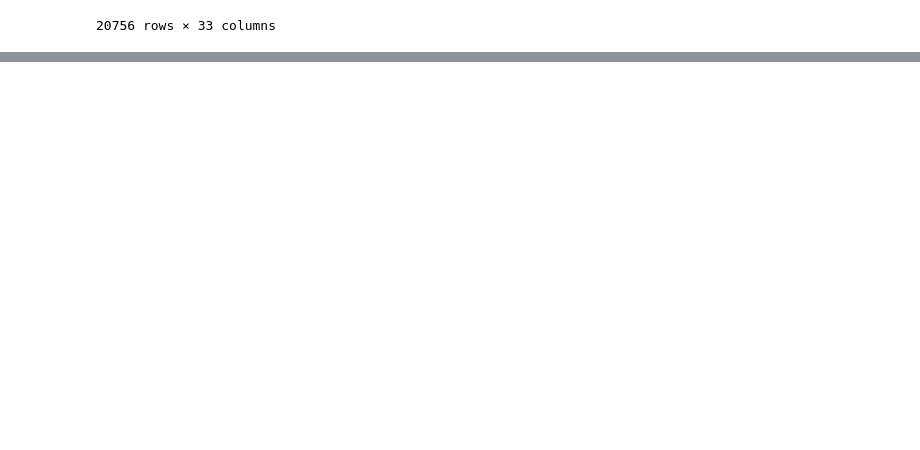
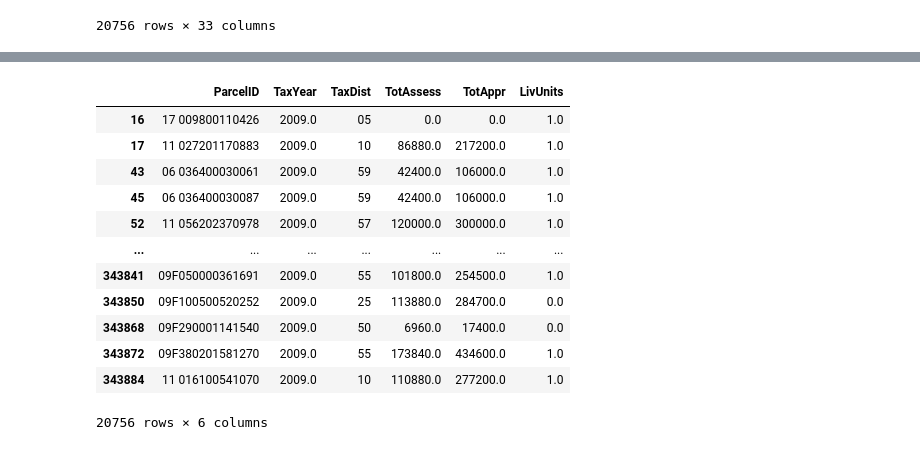
Before and after one commit to IsabelsRepo/IsabelsRepo, a Jupyter notebook: Data-Science/Atlanta-Property/AtlantaPropertyValue.ipynb, the cells around one changed output, grey strips where cells are left out. Saved outputs shown, nothing was run; the diff lists cells and outputs as text; code cells hidden in the pictures; blank space fills up the shorter version.

Commit message:
count sales per year, fix TaxYear dtype on import

```diff
--- a/Data-Science/Atlanta-Property/AtlantaPropertyValue.ipynb
+++ b/Data-Science/Atlanta-Property/AtlantaPropertyValue.ipynb
@@ -4,20 +4,22 @@ import numpy as np
 import matplotlib.pyplot as plt
 import folium
 # %%
-Parcels_09 = pd.read_csv(r'F:/GISdata/Atlanta/Tax_Parcels_2009.csv', sep=',', index_col='OBJECTID')
-Parcels_10 = pd.read_csv(r'F:/GISdata/Atlanta/Tax_Parcels_2010.csv', sep=',', index_col='OBJECTID', low_memory=False)
-Parcels_11 = pd.read_csv(r'F:/GISdata/Atlanta/Tax_Parcels_2011.csv', sep=',', index_col='OBJECTID', low_memory=False)
-Parcels_12 = pd.read_csv(r'F:/GISdata/Atlanta/Tax_Parcels_2012.csv', sep=',', index_col='OBJECTID', low_memory=False)
-Parcels_13 = pd.read_csv(r'F:/GISdata/Atlanta/Tax_Parcels_2013.csv', sep=',', index_col='OBJECTID', low_memory=False)
-Parcels_14 = pd.read_csv(r'F:/GISdata/Atlanta/Tax_Parcels_2014.csv', sep=',', index_col='OBJECTID', low_memory=False)
-Parcels_15 = pd.read_csv(r'F:/GISdata/Atlanta/Tax_Parcels_2015.csv', sep=',', index_col='OBJECTID', low_memory=False)
-Parcels_16 = pd.read_csv(r'F:/GISdata/Atlanta/Tax_Parcels_2016.csv', sep=',', index_col='OBJECTID', low_memory=False)
-Parcels_17 = pd.read_csv(r'F:/GISdata/Atlanta/Tax_Parcels_2017.csv', sep=',', index_col='OBJECTID', low_memory=False)
-Parcels_18 = pd.read_csv(r'F:/GISdata/Atlanta/Tax_Parcels_2018.csv', sep=',', index_col='OBJECTID', low_memory=False)
-Parcels_19 = pd.read_csv(r'F:/GISdata/Atlanta/Tax_Parcels_2019.csv', sep=',', index_col='OBJECTID', low_memory=False)
-Parcels_20 = pd.read_csv(r'F:/GISdata/Atlanta/Tax_Parcels_2020.csv', sep=',', index_col='OBJECTID', low_memory=False)
-Parcels_21 = pd.read_csv(r'F:/GISdata/Atlanta/Tax_Parcels_2021.csv', sep=',', index_col='OBJECTID', low_memory=False)
-Parcels_22 = pd.read_csv(r'F:/GISdata/Atlanta/Tax_Parcels_2022.csv', sep=',', index_col='OBJECTID', low_memory=False)
+col_types = {'Digest': 'int16'}
+Parcels_09 = pd.read_csv(r'F:/GISdata/Atlanta/Tax_Parcels_2009.csv', sep=',', index_col='OBJECTID', dtype=col_types, low_memory=False)
+Parcels_10 = pd.read_csv(r'F:/GISdata/Atlanta/Tax_Parcels_2010.csv', sep=',', index_col='OBJECTID', dtype=col_types, low_memory=False)
+col_types = {'TaxYear': 'int16'}
+Parcels_11 = pd.read_csv(r'F:/GISdata/Atlanta/Tax_Parcels_2011.csv', sep=',', index_col='OBJECTID', dtype=col_types, low_memory=False)
+Parcels_12 = pd.read_csv(r'F:/GISdata/Atlanta/Tax_Parcels_2012.csv', sep=',', index_col='OBJECTID', dtype=col_types, low_memory=False)
+Parcels_13 = pd.read_csv(r'F:/GISdata/Atlanta/Tax_Parcels_2013.csv', sep=',', index_col='OBJECTID', dtype=col_types, ow_memory=False)
+Parcels_14 = pd.read_csv(r'F:/GISdata/Atlanta/Tax_Parcels_2014.csv', sep=',', index_col='OBJECTID', dtype=col_types, low_memory=False)
+Parcels_15 = pd.read_csv(r'F:/GISdata/Atlanta/Tax_Parcels_2015.csv', sep=',', index_col='OBJECTID', dtype=col_types, low_memory=False)
+# Parcels_16 = pd.read_csv(r'F:/GISdata/Atlanta/Tax_Parcels_2016.csv', sep=',', index_col='OBJECTID', low_memory=False)
+# Parcels_17 = pd.read_csv(r'F:/GISdata/Atlanta/Tax_Parcels_2017.csv', sep=',', index_col='OBJECTID', low_memory=False)
+# Parcels_18 = pd.read_csv(r'F:/GISdata/Atlanta/Tax_Parcels_2018.csv', sep=',', index_col='OBJECTID', low_memory=False)
+# Parcels_19 = pd.read_csv(r'F:/GISdata/Atlanta/Tax_Parcels_2019.csv', sep=',', index_col='OBJECTID', low_memory=False)
+# Parcels_20 = pd.read_csv(r'F:/GISdata/Atlanta/Tax_Parcels_2020.csv', sep=',', index_col='OBJECTID', low_memory=False)
+# Parcels_21 = pd.read_csv(r'F:/GISdata/Atlanta/Tax_Parcels_2021.csv', sep=',', index_col='OBJECTID', low_memory=False)
+# Parcels_22 = pd.read_csv(r'F:/GISdata/Atlanta/Tax_Parcels_2022.csv', sep=',', index_col='OBJECTID', low_memory=False)
 # %%
 # a list of parcel tax IDs in the City of Atlanta.
 atlanta_tax_IDs = ['05', '05A', '05B', '05C', '05D', '05E', '05F', '05G', '05H', '05I', '05J',
@@ -279,0 +272,3 @@ array([nan, 'D', 'E', 'L', 'M', 'N', 'O', 'P', 'Q', 'R', 'A', 'B', 'C',
+# %%
+atlanta_sales = parcel_sale([Parcels_09, Parcels_10, Parcels_11, Parcels_12, Parcels_13])
+atlanta_sales.head()
@@ -279,0 +318,16 @@ array([nan, 'D', 'E', 'L', 'M', 'N', 'O', 'P', 'Q', 'R', 'A', 'B', 'C',
+# %%
+atlanta_sales[atlanta_sales['TaxYear']==2009]
+# %% [output]
+|  | ParcelID | TaxYear | TaxDist | TotAssess | TotAppr | LivUnits |
+| 16 | 17 009800110426 | 2009.0 | 05 | 0.0 | 0.0 | 1.0 |
+| 17 | 11 027201170883 | 2009.0 | 10 | 86880.0 | 217200.0 | 1.0 |
+| 43 | 06 036400030061 | 2009.0 | 59 | 42400.0 | 106000.0 | 1.0 |
+| 45 | 06 036400030087 | 2009.0 | 59 | 42400.0 | 106000.0 | 1.0 |
+| 52 | 11 056202370978 | 2009.0 | 57 | 120000.0 | 300000.0 | 1.0 |
+| ... | ... | ... | ... | ... | ... | ... |
+| 343841 | 09F050000361691 | 2009.0 | 55 | 101800.0 | 254500.0 | 1.0 |
+| 343850 | 09F100500520252 | 2009.0 | 25 | 113880.0 | 284700.0 | 0.0 |
+| 343868 | 09F290001141540 | 2009.0 | 50 | 6960.0 | 17400.0 | 0.0 |
+| 343872 | 09F380201581270 | 2009.0 | 55 | 173840.0 | 434600.0 | 1.0 |
+| 343884 | 11 016100541070 | 2009.0 | 10 | 110880.0 | 277200.0 | 1.0 |
+20756 rows × 6 columns
```
Also changed, not shown: parts of 16 cells of this notebook.
